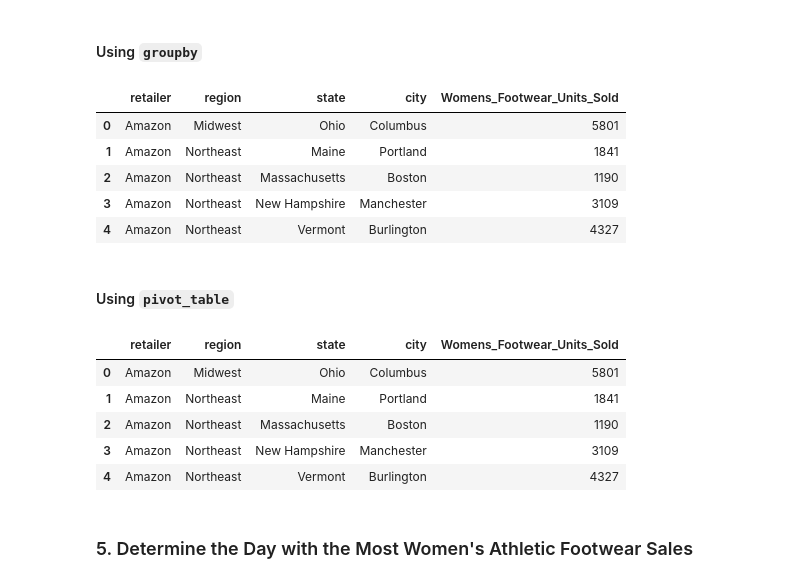
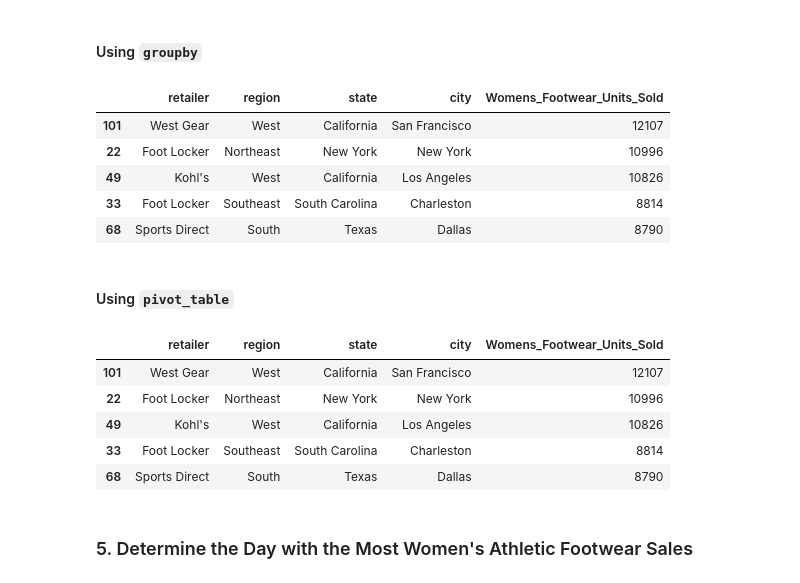
Before and after one commit to SAG-GithubApprentice/athletic_sales_analysis, a Jupyter notebook: athletic_sales_analysis_starter_code.ipynb, the cells around one changed output. Saved outputs shown, nothing was run; the diff lists cells and outputs as text; code cells hidden in the pictures.

```diff
--- a/athletic_sales_analysis_starter_code.ipynb
+++ b/athletic_sales_analysis_starter_code.ipynb
@@ -76,4 +76,6 @@ dtype: object
 #### Combine the sales data by rows.
 # %%
 # Combine the 2020 and 2021 sales DataFrames on the rows and reset the index.
-as2020_2021 = pd.concat([as2020, as2021], ignore_index=True).reset_index(drop=True)
+as2020_2021 = pd.concat([as2020, as2021], join='inner').reset_index(drop=True)
+
+as2020_2021.head()
@@ -244,10 +271,10 @@ ptable_location_and_retailer.head(5)
 ### 5. Determine which Retailer Sold the Most Women's Athletic Footwear
 # %%
 # Filter the sales data to get the women's athletic footwear sales data.
-womens_athletic_footwear_sales = as2020_2021[as2020_2021['product'].str.lower() == "women's athletic footwear"]
+womens_athletic_footwear_sales = as2020_2021[as2020_2021['product'] == "Women's Athletic Footwear"]
 
 # Displayed women's footwear sales data
-womens_athletic_footwear_sales.head(5)
+womens_athletic_footwear_sales
 # %% [output]
 |  | retailer | retailer_id | invoice_date | region | state | city | product | price_per_unit | units_sold | ... |
 | 21 | Foot Locker | 1185732 | 2020-01-04 | Northeast | New York | New York | Women's Athletic Footwear | 36 | 281 | ... |
@@ -260,19 +294,22 @@ womens_athletic_footwear_sales.head(5)
 # %%
 # Show the total number of women's athletic footwear sold for each retailer, region, state, and city.
 group_womens_athletic_footwear = womens_athletic_footwear_sales.groupby(['retailer', 'region', 'state', 'city'])['units_sold'].sum().reset_index()
 
 # Rename the "units_sold" column to "Womens_Footwear_Units_Sold"
 group_womens_athletic_footwear.rename(columns={'units_sold': 'Womens_Footwear_Units_Sold'}, inplace=True)
 
+# Sort the DataFrame in ascending order by "Womens_Footwear_Units_Sold"
+group_womens_athletic_footwear_sorted = group_womens_athletic_footwear.sort_values(by='Womens_Footwear_Units_Sold', ascending=False)
+
 # Show the top 5 results.
-group_womens_athletic_footwear.head(5)
+group_womens_athletic_footwear_sorted.head(5)
 # %% [output]
 |  | retailer | region | state | city | Womens_Footwear_Units_Sold |
-| 0 | Amazon | Midwest | Ohio | Columbus | 5801 |
-| 1 | Amazon | Northeast | Maine | Portland | 1841 |
-| 2 | Amazon | Northeast | Massachusetts | Boston | 1190 |
-| 3 | Amazon | Northeast | New Hampshire | Manchester | 3109 |
-| 4 | Amazon | Northeast | Vermont | Burlington | 4327 |
+| 101 | West Gear | West | California | San Francisco | 12107 |
+| 22 | Foot Locker | Northeast | New York | New York | 10996 |
+| 49 | Kohl's | West | California | Los Angeles | 10826 |
+| 33 | Foot Locker | Southeast | South Carolina | Charleston | 8814 |
+| 68 | Sports Direct | South | Texas | Dallas | 8790 |
 # %% [markdown]
 #### Using `pivot_table`
 # %%
@@ -285,15 +322,18 @@ ptable_womens_athletic_footwear = pd.pivot_table(womens_athletic_footwear_sales,
 # Rename the "units_sold" column to "Womens_Footwear_Units_Sold"
 ptable_womens_athletic_footwear.rename(columns={'units_sold': 'Womens_Footwear_Units_Sold'}, inplace=True)
 
+# Sort the DataFrame in ascending order by "Womens_Footwear_Units_Sold"
+ptable_womens_athletic_footwear_sorted = ptable_womens_athletic_footwear.sort_values(by='Womens_Footwear_Units_Sold', ascending=False)
+
 # Show the top 5 results.
-ptable_womens_athletic_footwear.head(5)
+ptable_womens_athletic_footwear_sorted.head(5)
 # %% [output]
 |  | retailer | region | state | city | Womens_Footwear_Units_Sold |
-| 0 | Amazon | Midwest | Ohio | Columbus | 5801 |
-| 1 | Amazon | Northeast | Maine | Portland | 1841 |
-| 2 | Amazon | Northeast | Massachusetts | Boston | 1190 |
-| 3 | Amazon | Northeast | New Hampshire | Manchester | 3109 |
-| 4 | Amazon | Northeast | Vermont | Burlington | 4327 |
+| 101 | West Gear | West | California | San Francisco | 12107 |
+| 22 | Foot Locker | Northeast | New York | New York | 10996 |
+| 49 | Kohl's | West | California | Los Angeles | 10826 |
+| 33 | Foot Locker | Southeast | South Carolina | Charleston | 8814 |
+| 68 | Sports Direct | South | Texas | Dallas | 8790 |
 # %% [markdown]
 ### 5. Determine the Day with the Most Women's Athletic Footwear Sales
 # %%
```
Also changed, not shown: parts of 13 cells of this notebook, 1 other file.
